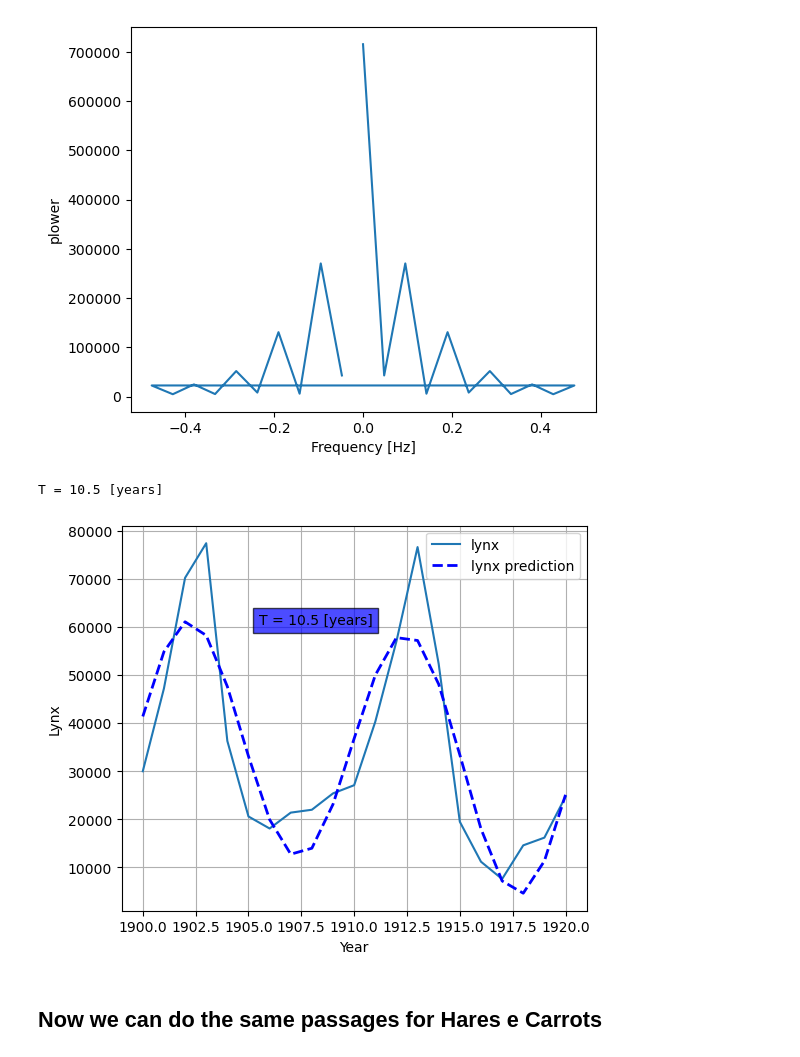
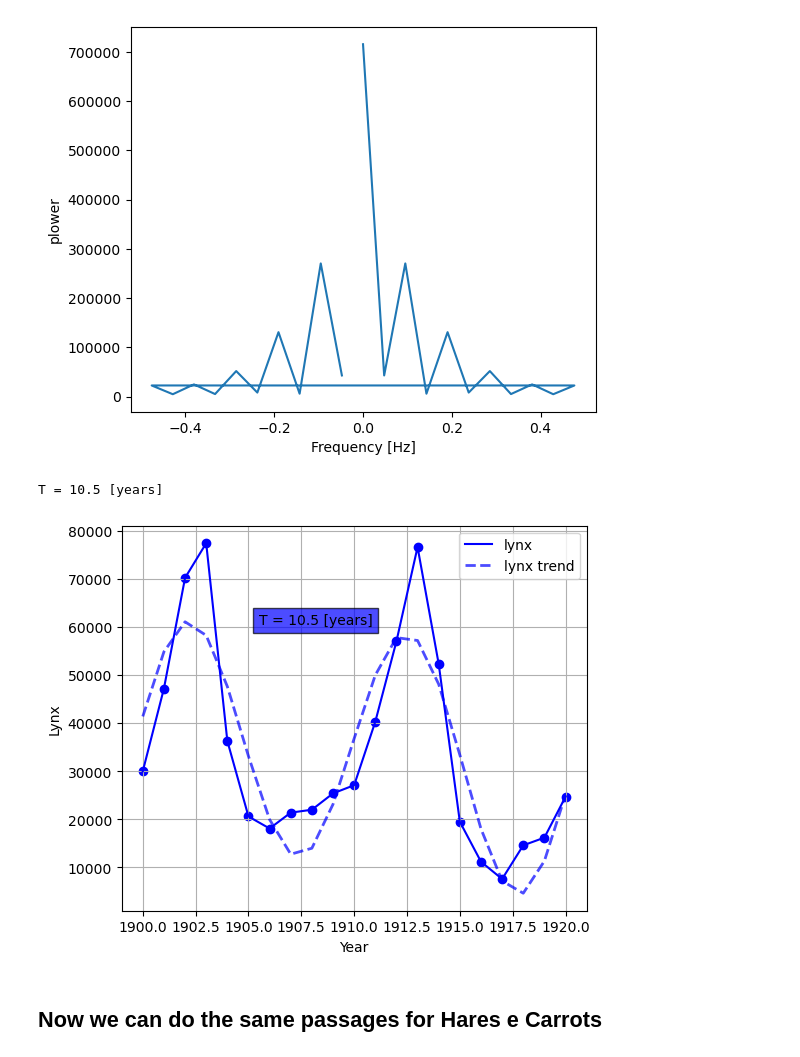
Before and after one commit to vepe99/LaboratoryOfComputationalPhysics_Y5, a Jupyter notebook: 09ex_Algorithms.ipynb, the cells around one changed output. Cells and saved outputs as stored; diff of their text form; code cells hidden in the pictures.

```diff
--- a/09ex_Algorithms.ipynb
+++ b/09ex_Algorithms.ipynb
@@ -255,20 +255,21 @@ print(peak_freq)
 # %%
 high_freq_fft = lynx_fft.copy()
 high_freq_fft[np.abs(sample_freq) > peak_freq] = 0 #this mask put to zero the oscillation that are faster then the major one
 filtered_lynx = fftpack.ifft(high_freq_fft) #inverse fft
 
 plt.figure(figsize=(6,5))
-plt.plot(year, lynx, label='lynx')
-plt.plot(year, filtered_lynx, '--b',label='lynx prediction', linewidth=2)
+plt.scatter(year, lynx, c='b')
+plt.plot(year, lynx,'b', label='lynx')
+plt.plot(year, filtered_lynx, '--b',label='lynx trend', linewidth=2, alpha=0.7)
 text=f'T = {1/peak_freq} [years]'
 print(text)
 plt.text(1905.5, 60500, f'T = {1/peak_freq} [years]', bbox=dict(facecolor='b', alpha=0.7))
 plt.xlabel('Year')
 plt.ylabel('Lynx')
 plt.legend()
 plt.grid()
 # %% [output]
 T = 10.5 [years]
-[figure, old version]
+[figure, new version]
 # %% [markdown]
 ## Now we can do the same passages for Hares e Carrots
```
Also changed, not shown: parts of 5 cells of this notebook.
